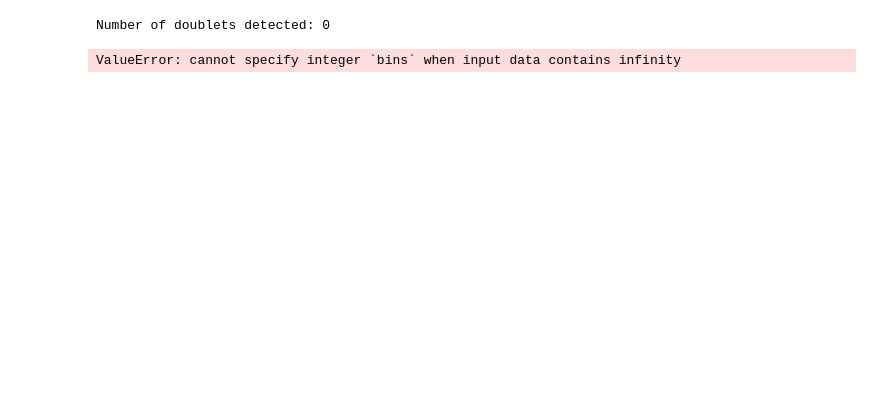
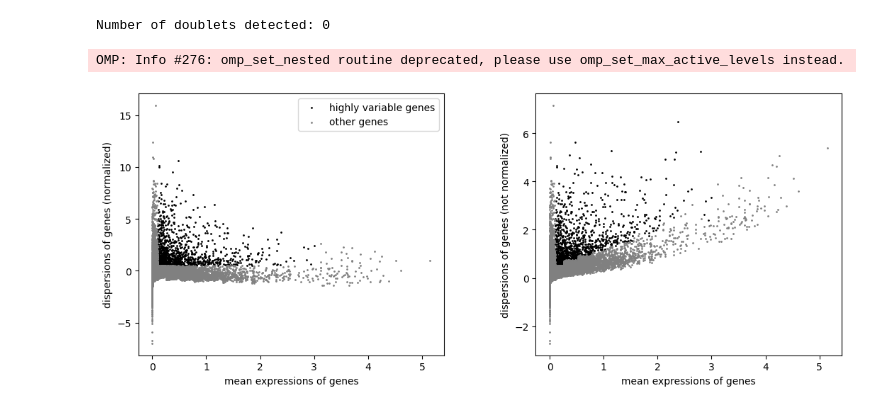
Before and after one commit to tommasoravasio/scRNAseq-GNN-multiclass-tp53, a Jupyter notebook: notebooks/Exploration_data_analysis.ipynb, the cells around one changed output. Drawn from its saved outputs; the diff is of its cells as text; code cells hidden in the pictures; blank space fills up the shorter version.

Commit message:
implemented eda on notebook and saved as a csv final preprocessed data

```diff
--- a/notebooks/Exploration_data_analysis.ipynb
+++ b/notebooks/Exploration_data_analysis.ipynb
@@ -280,12 +282,19 @@ print(f"Number of doublets detected: {adata_merged.obs['predicted_doublet'].sum(
 # %% [output]
 Number of doublets detected: 0
+# %%
+#Normalization
+adata_merged.layers["raw_counts"] = adata_merged.X.copy()
+
+sc.pp.normalize_total(adata_merged, target_sum=1e4)
+sc.pp.log1p(adata_merged)
 # %%
 #Feature selection
 adata_merged.layers["pre_feature_selection"] = adata_merged.X.copy()
 
 
-sc.pp.highly_variable_genes(adata_merged, min_mean=0.1, max_mean=3, min_disp=0.5 )
+sc.pp.highly_variable_genes(adata_merged , min_mean=0.1, max_mean=3, min_disp=0.5)
 sc.pl.highly_variable_genes(adata_merged)
-adata = adata_merged[:, adata_merged.var.highly_variable]
+adata_merged = adata_merged[:,adata_merged.var.highly_variable]
 # %% [output]
-ValueError: cannot specify integer `bins` when input data contains infinity
+OMP: Info #276: omp_set_nested routine deprecated, please use omp_set_max_active_levels instead.
+[figure, added]
```
Also changed, not shown: parts of 13 cells of this notebook.
